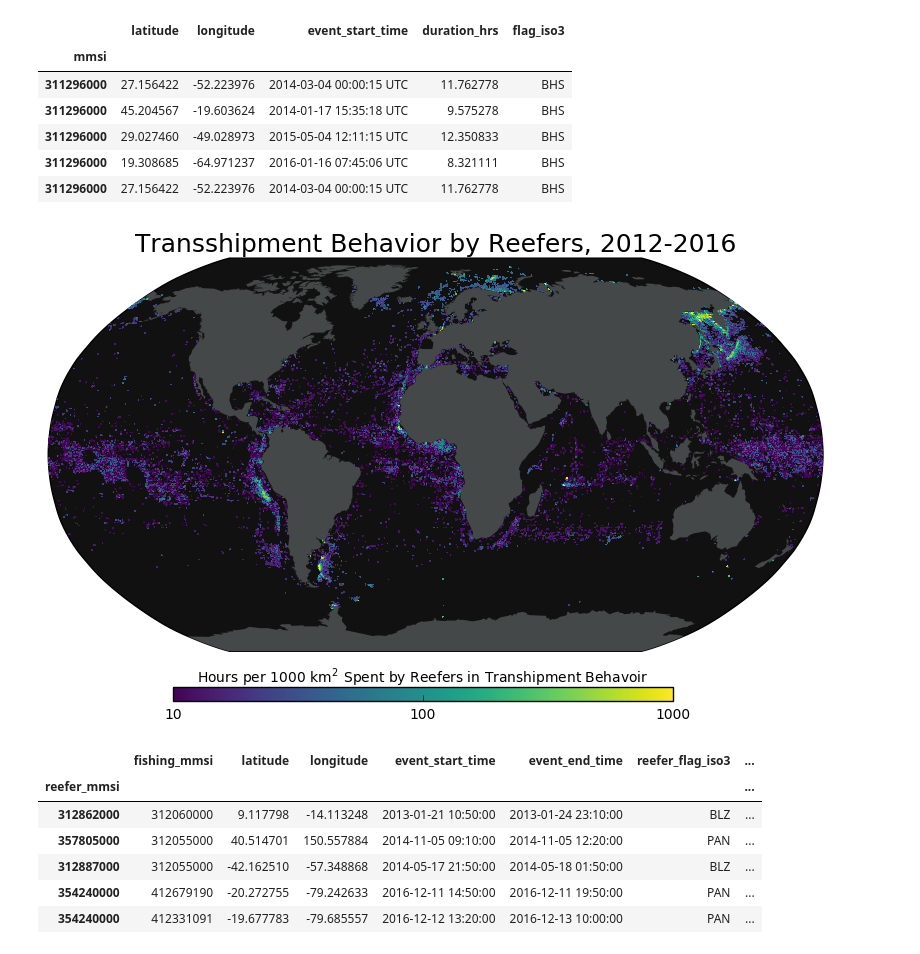
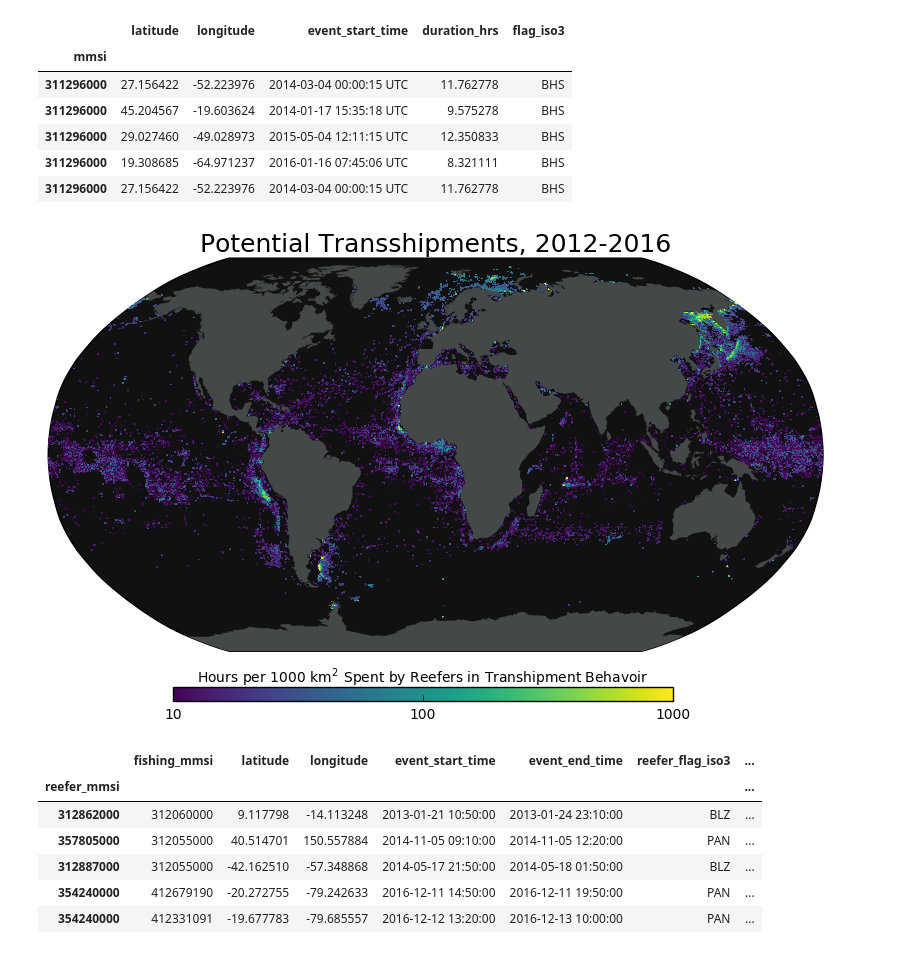
Before and after one commit to GlobalFishingWatch/data-blog-code, a Jupyter notebook: 2017/2/GFW_Transshipment_Data.ipynb, the cells around one changed output. Cells and saved outputs as stored; diff of their text form; code cells hidden in the pictures.

Commit message:
updated image title

```diff
--- a/2017/2/GFW_Transshipment_Data.ipynb
+++ b/2017/2/GFW_Transshipment_Data.ipynb
@@ -67,7 +67,7 @@ for index, row in df.iterrows():
 # %%
 plt.rcParams["figure.figsize"] = [10,7]
 
-title = "Transshipment Behavior by Reefers, 2012-2016"
+title = "Potential Transshipments, 2012-2016"
 
 fig = plt.figure()
 
@@ -75,34 +75,34 @@ fig_min_value = 10
 fig_max_value = 1000
 x = np.linspace(firstlon, lastlon, -(firstlon-lastlon)*one_over_cellsize+1)
 y = np.linspace(lastlat, firstlat, (firstlat-lastlat)*one_over_cellsize+1)
 x, y = np.meshgrid(x, y)
 lat_boxes = np.linspace(lastlat,firstlat,num=numlats,endpoint=False)
 lon_boxes = np.linspace(firstlon,lastlon,num=numlons,endpoint=False)
 
 m = Basemap(projection='robin',lon_0=0,resolution='c')
 m.drawmapboundary(fill_color='#111111')
 cont_color = '#454848'
 m.fillcontinents(cont_color,lake_color=cont_color )
 
 converted_x, converted_y = m(x, y)
 norm = colors.LogNorm(vmin=fig_min_value, vmax=fig_max_value)
 m.pcolormesh(converted_x, converted_y, grid*1000, norm=norm, vmin=fig_min_value,
              vmax=fig_max_value, cmap = plt.get_cmap('viridis'))
 plt.title(title, color = "#000000", fontsize=18)
 
 # legend
 ax = fig.add_axes([0.25, 0.16, 0.5, 0.02])
 norm = colors.LogNorm(vmin=fig_min_value, vmax=fig_max_value)
 lvls = np.logspace(np.log10(fig_min_value),np.log10(fig_max_value),num=3)
 cb = colorbar.ColorbarBase(ax,norm = norm, orientation='horizontal',ticks=lvls,
                            cmap = plt.get_cmap('viridis'))
 cb.ax.set_xticklabels([int(i) for i in lvls], fontsize=10, color = "#000000")
 cb.set_label('Hours per 1000 $\mathregular{km^{2}}$ Spent by Reefers in Transhipment Behavoir',
              labelpad=-40, y=0.45, color = "#000000")
 plt.savefig('potential_transshipments.png',bbox_inches='tight',dpi=300,transparent=True,pad_inches=0)
 plt.show()
 # %% [output]
-[figure, old version]
+[figure, new version]
 # %%
 # How many Likely Transshipments?
 df = pd.DataFrame.from_csv('GFW_transshipment_data_20170222/likely_transshipments_20170222.csv')
```
